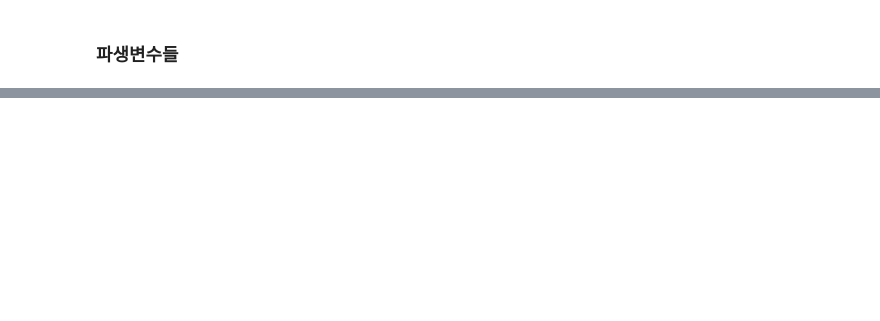
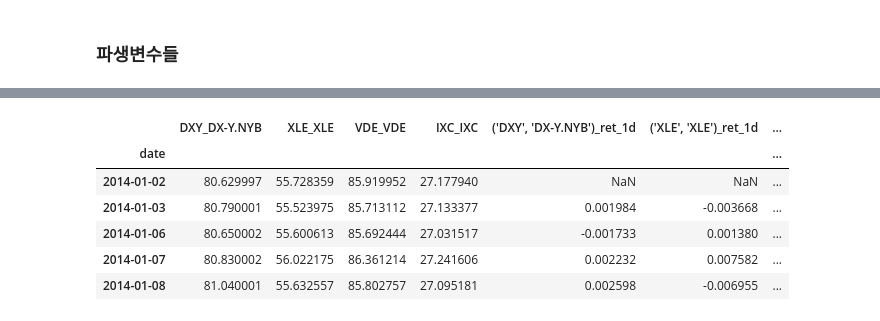
Before and after one commit to Market-Plan-B/Market-Plan-B-AI, a Jupyter notebook: market-tower/데이터.ipynb, the cells around one changed output, grey strips where cells are left out. Saved outputs shown, nothing was run; the diff lists cells and outputs as text; code cells hidden in the pictures; blank space fills up the shorter version.

```diff
--- a/market-tower/데이터.ipynb
+++ b/market-tower/데이터.ipynb
@@ -269,0 +699,20 @@ stocks.tail()
+# %%
+# 멀티인덱스 → 단일 문자열 칼럼으로 변환
+feat_df.columns = ['_'.join([str(c) for c in col if c]) for col in feat_df.columns]
+
+# 예: ('Brent', 'BZ=F')_ret_1d → Brent_ret_1d
+feat_df = feat_df.rename(columns={
+    "Price_XLE": "XLE",
+    "Price_VDE": "VDE",
+    "Price_IXC": "IXC",
+})
+
+feat_df.head()
+# %% [output]
+|  | DXY_DX-Y.NYB | XLE_XLE | VDE_VDE | IXC_IXC | ('DXY', 'DX-Y.NYB')_ret_1d | ('XLE', 'XLE')_ret_1d | ... |
+| date |  |  |  |  |  |  | ... |
+| 2014-01-02 | 80.629997 | 55.728359 | 85.919952 | 27.177940 | NaN | NaN | ... |
+| 2014-01-03 | 80.790001 | 55.523975 | 85.713112 | 27.133377 | 0.001984 | -0.003668 | ... |
+| 2014-01-06 | 80.650002 | 55.600613 | 85.692444 | 27.031517 | -0.001733 | 0.001380 | ... |
+| 2014-01-07 | 80.830002 | 56.022175 | 86.361214 | 27.241606 | 0.002232 | 0.007582 | ... |
+| 2014-01-08 | 81.040001 | 55.632557 | 85.802757 | 27.095181 | 0.002598 | -0.006955 | ... |
```
Also changed, not shown: parts of 29 cells of this notebook.
